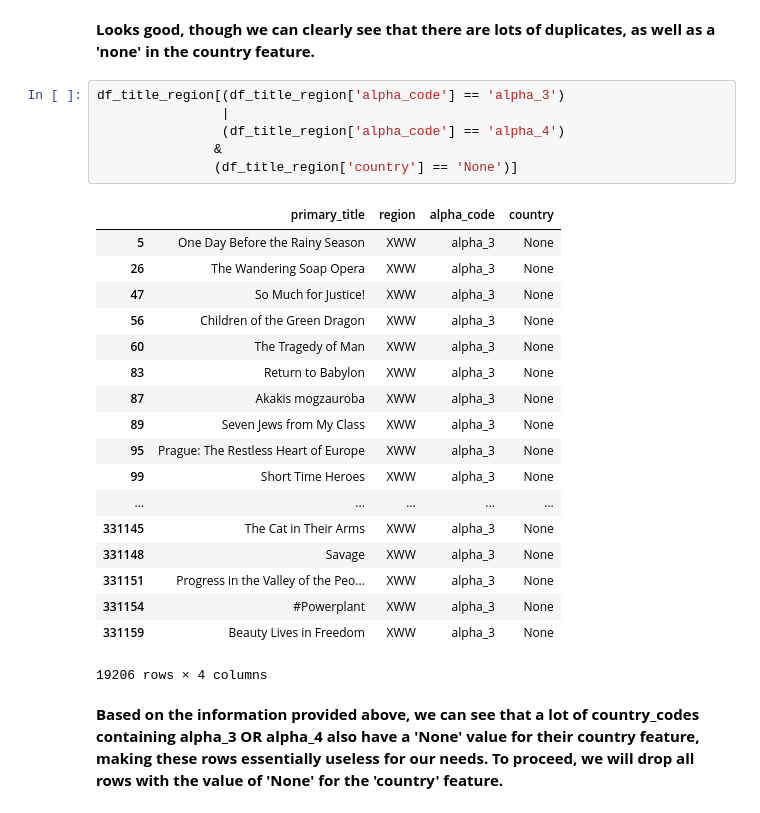
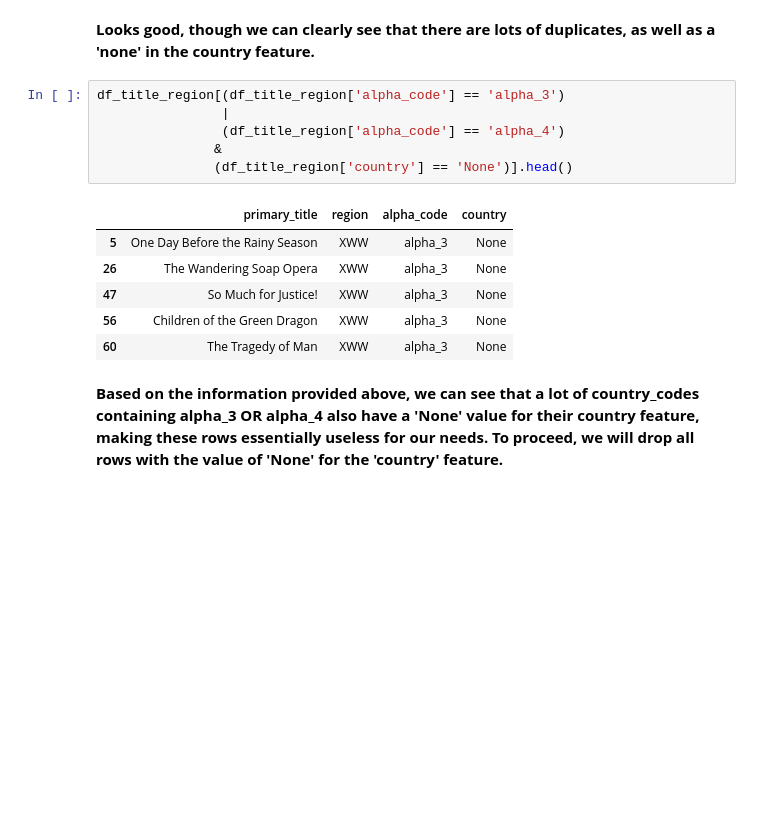
Before and after one commit to tcastanley/Movie_Analysis, a Jupyter notebook: Country_Movie_Inspection.ipynb, the cells around one changed output. Cells and saved outputs as stored; diff of their text form; blank space fills up the shorter version.

```diff
--- a/Country_Movie_Inspection.ipynb
+++ b/Country_Movie_Inspection.ipynb
@@ -190,28 +186,16 @@ df_title_region.head()
 # %%
 df_title_region[(df_title_region['alpha_code'] == 'alpha_3')
                 |
                 (df_title_region['alpha_code'] == 'alpha_4')
                &
-               (df_title_region['country'] == 'None')]
+               (df_title_region['country'] == 'None')].head()
 # %% [output]
 |  | primary_title | region | alpha_code | country |
 | 5 | One Day Before the Rainy Season | XWW | alpha_3 | None |
 | 26 | The Wandering Soap Opera | XWW | alpha_3 | None |
 | 47 | So Much for Justice! | XWW | alpha_3 | None |
 | 56 | Children of the Green Dragon | XWW | alpha_3 | None |
 | 60 | The Tragedy of Man | XWW | alpha_3 | None |
-| 83 | Return to Babylon | XWW | alpha_3 | None |
-| 87 | Akakis mogzauroba | XWW | alpha_3 | None |
-| 89 | Seven Jews from My Class | XWW | alpha_3 | None |
-| 95 | Prague: The Restless Heart of Europe | XWW | alpha_3 | None |
-| 99 | Short Time Heroes | XWW | alpha_3 | None |
-| ... | ... | ... | ... | ... |
-| 331145 | The Cat in Their Arms | XWW | alpha_3 | None |
-| 331148 | Savage | XWW | alpha_3 | None |
-| 331151 | Progress in the Valley of the Peo... | XWW | alpha_3 | None |
-| 331154 | #Powerplant | XWW | alpha_3 | None |
-| 331159 | Beauty Lives in Freedom | XWW | alpha_3 | None |
-19206 rows × 4 columns
 # %% [markdown]
 **Based on the information provided above, we can see that a lot of country_codes containing alpha_3 OR alpha_4 also have a 'None' value for their country feature, making these rows essentially useless for our needs.  To proceed, we will drop all rows with the value of 'None' for the 'country' feature.**
 # %%
```
Also changed, not shown: parts of 26 cells of this notebook, 2 other files.
